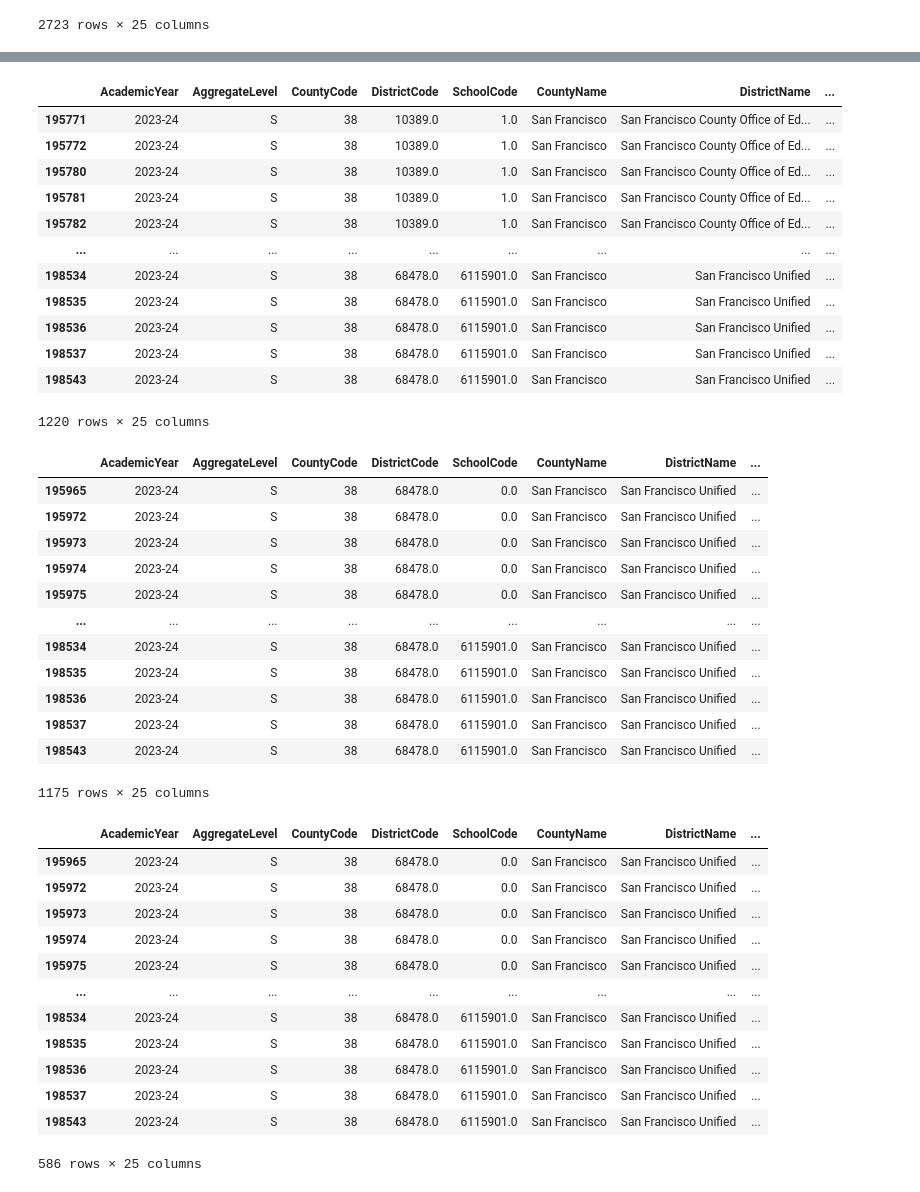
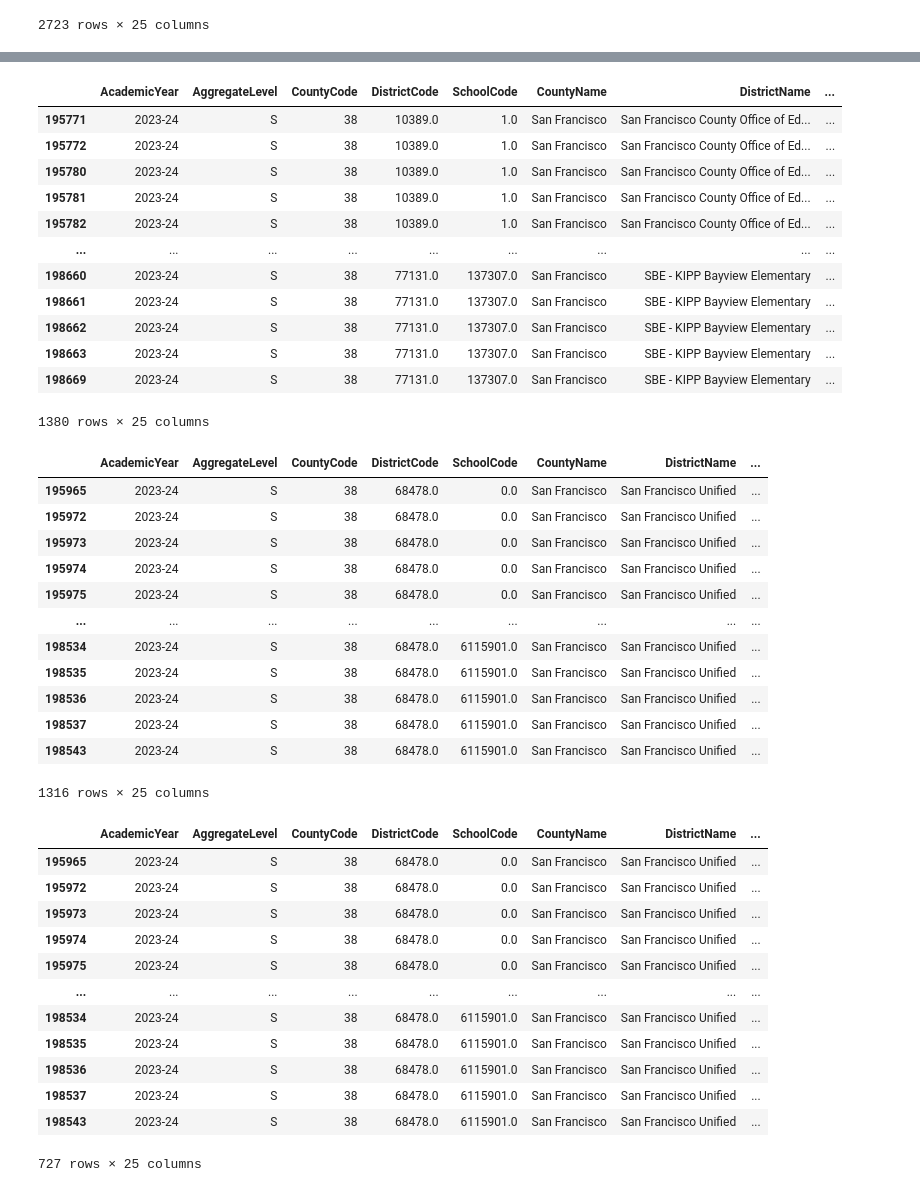
Before and after one commit to abigailea03/SF_transpo_school_access, a Jupyter notebook: Group Assignments/Ronald Giang/Week 7 (1).ipynb, the cells around one changed output, grey strips where cells are left out. Cells and saved outputs as stored; diff of their text form; code cells hidden in the pictures.

```diff
--- a/Group Assignments/Ronald Giang/Week 7.ipynb
+++ b/Group Assignments/Ronald Giang/Week 7 (1).ipynb
@@ -168,20 +150,20 @@ dataframe4
 # %%
-df_excluded = dataframe4[~dataframe4['GR_09'].str.contains('\*')]
+df_excluded = dataframe3[~dataframe3['GR_09'].str.contains('\*')]
 df_excluded
 # %% [output]
 |  | AcademicYear | AggregateLevel | CountyCode | DistrictCode | SchoolCode | CountyName | DistrictName | ... |
 | 195771 | 2023-24 | S | 38 | 10389.0 | 1.0 | San Francisco | San Francisco County Office of Ed... | ... |
 | 195772 | 2023-24 | S | 38 | 10389.0 | 1.0 | San Francisco | San Francisco County Office of Ed... | ... |
 | 195780 | 2023-24 | S | 38 | 10389.0 | 1.0 | San Francisco | San Francisco County Office of Ed... | ... |
 | 195781 | 2023-24 | S | 38 | 10389.0 | 1.0 | San Francisco | San Francisco County Office of Ed... | ... |
 | 195782 | 2023-24 | S | 38 | 10389.0 | 1.0 | San Francisco | San Francisco County Office of Ed... | ... |
 | ... | ... | ... | ... | ... | ... | ... | ... | ... |
-| 198534 | 2023-24 | S | 38 | 68478.0 | 6115901.0 | San Francisco | San Francisco Unified | ... |
-| 198535 | 2023-24 | S | 38 | 68478.0 | 6115901.0 | San Francisco | San Francisco Unified | ... |
-| 198536 | 2023-24 | S | 38 | 68478.0 | 6115901.0 | San Francisco | San Francisco Unified | ... |
-| 198537 | 2023-24 | S | 38 | 68478.0 | 6115901.0 | San Francisco | San Francisco Unified | ... |
-| 198543 | 2023-24 | S | 38 | 68478.0 | 6115901.0 | San Francisco | San Francisco Unified | ... |
+| 198660 | 2023-24 | S | 38 | 77131.0 | 137307.0 | San Francisco | SBE - KIPP Bayview Elementary | ... |
+| 198661 | 2023-24 | S | 38 | 77131.0 | 137307.0 | San Francisco | SBE - KIPP Bayview Elementary | ... |
+| 198662 | 2023-24 | S | 38 | 77131.0 | 137307.0 | San Francisco | SBE - KIPP Bayview Elementary | ... |
+| 198663 | 2023-24 | S | 38 | 77131.0 | 137307.0 | San Francisco | SBE - KIPP Bayview Elementary | ... |
+| 198669 | 2023-24 | S | 38 | 77131.0 | 137307.0 | San Francisco | SBE - KIPP Bayview Elementary | ... |
-1220 rows × 25 columns
+1380 rows × 25 columns
 # %%
 dataframe5 = df_excluded[df_excluded['DistrictName'].str.contains('San Francisco Unified')]
 # %%
@@ -199,7 +181,7 @@ dataframe5
 | 198536 | 2023-24 | S | 38 | 68478.0 | 6115901.0 | San Francisco | San Francisco Unified | ... |
 | 198537 | 2023-24 | S | 38 | 68478.0 | 6115901.0 | San Francisco | San Francisco Unified | ... |
 | 198543 | 2023-24 | S | 38 | 68478.0 | 6115901.0 | San Francisco | San Francisco Unified | ... |
-1175 rows × 25 columns
+1316 rows × 25 columns
 # %%
 dataframe6 = dataframe5[~dataframe5['SchoolName'].str.contains('Elementary')]
 # %%
@@ -217,7 +199,7 @@ dataframe6
 | 198536 | 2023-24 | S | 38 | 68478.0 | 6115901.0 | San Francisco | San Francisco Unified | ... |
 | 198537 | 2023-24 | S | 38 | 68478.0 | 6115901.0 | San Francisco | San Francisco Unified | ... |
 | 198543 | 2023-24 | S | 38 | 68478.0 | 6115901.0 | San Francisco | San Francisco Unified | ... |
-586 rows × 25 columns
+727 rows × 25 columns
 # %%
 dataframe7 = dataframe6[~dataframe6['SchoolName'].str.contains('Middle')]
 # %%
```
Also changed, not shown: parts of 15 cells of this notebook.
